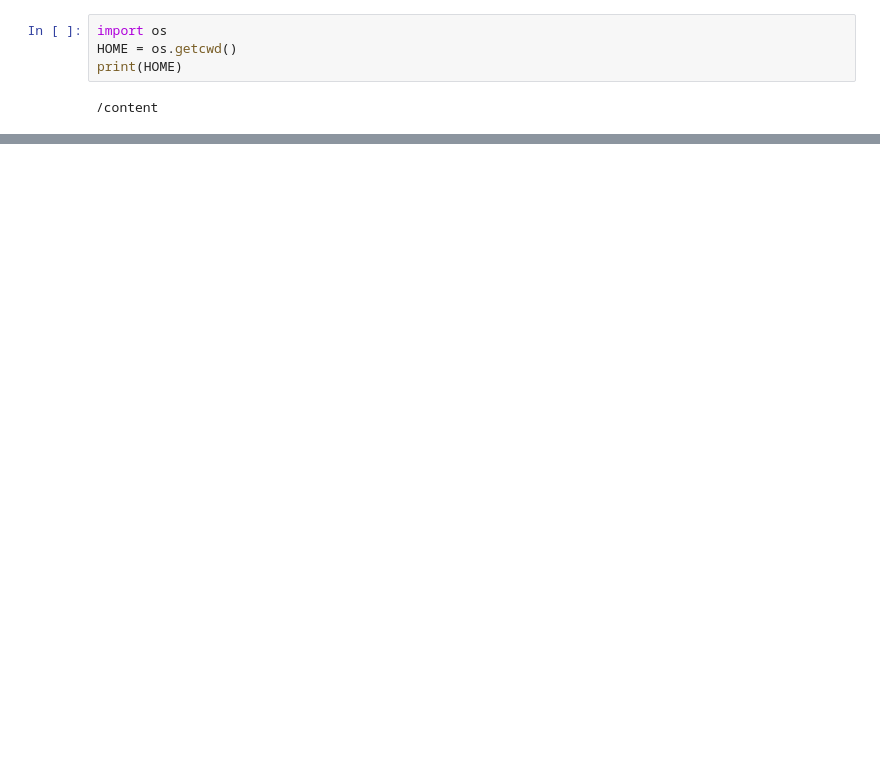
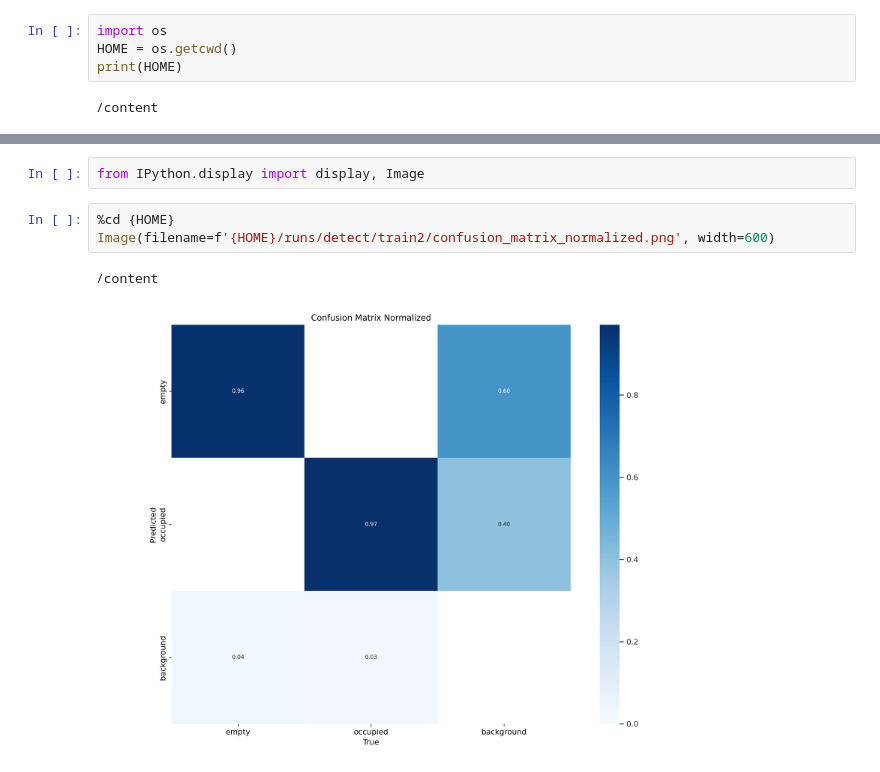
Before and after one commit to Milad0310/parking-spot-monitoring, a Jupyter notebook: parking_spot_monitoring.ipynb, the cells around one changed output, grey strips where cells are left out. Drawn from its saved outputs; the diff is of its cells as text; blank space fills up the shorter version.

Commit message:
detections part

```diff
--- a/parking_spot_monitoring.ipynb
+++ b/parking_spot_monitoring.ipynb
@@ -64 +52,9 @@ Results saved to runs/detect/train10
 💡 Learn more at https://docs.ultralytics.com/modes/train
+# %%
+from IPython.display import display, Image
+# %%
+%cd {HOME}
+Image(filename=f'{HOME}/runs/detect/train2/confusion_matrix_normalized.png', width=600)
+# %% [output]
+/content
+[figure, added]
```
Also changed, not shown: parts of 7 cells of this notebook.
